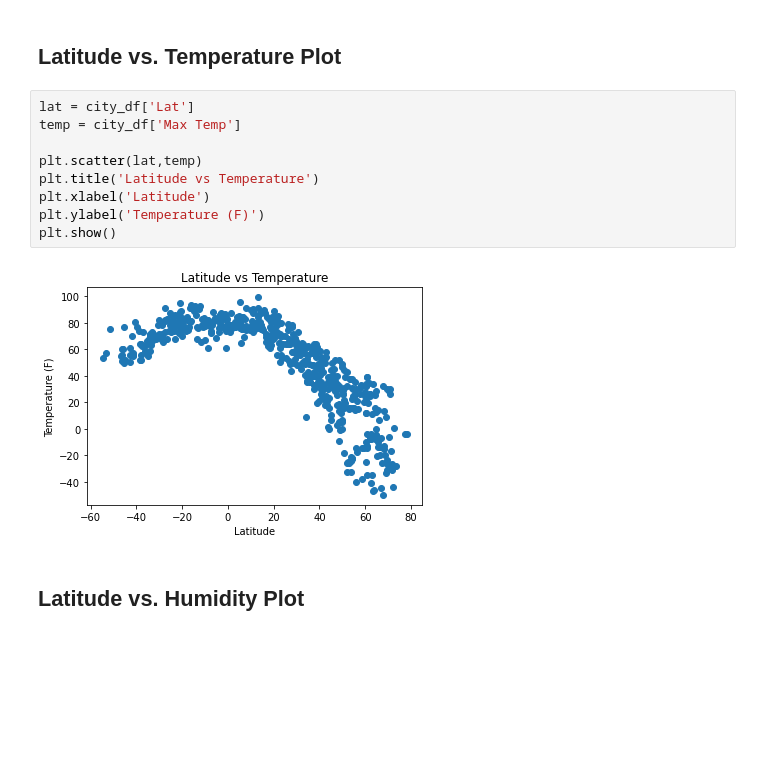
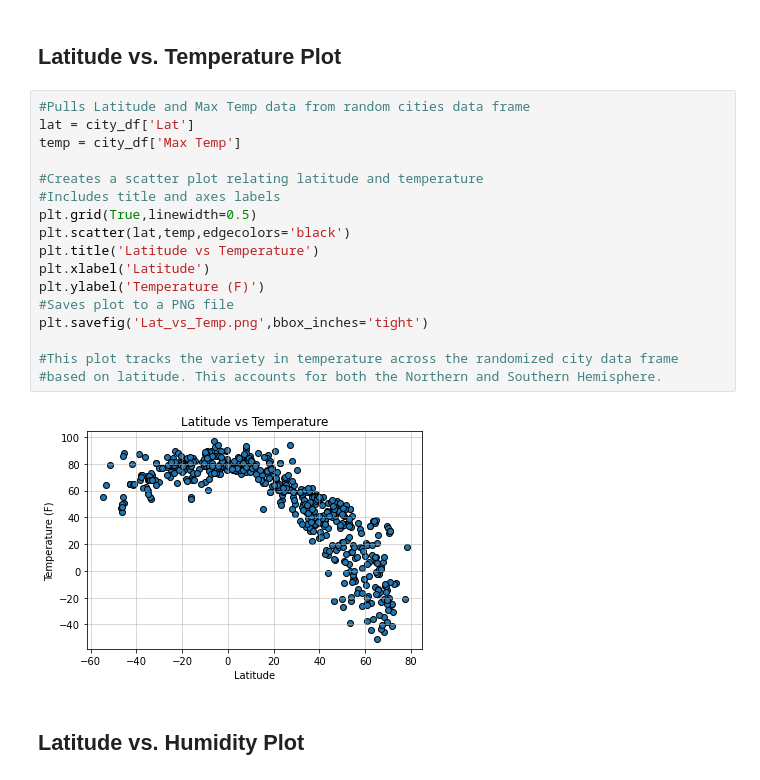
Before and after one commit to pramodphilip/python-api-challenge, a Jupyter notebook: WeatherPy/WeatherPy_PPhilip.ipynb, the cells around one changed output. Drawn from its saved outputs; the diff is of its cells as text; blank space fills up the shorter version.

```diff
--- a/WeatherPy/WeatherPy_PPhilip.ipynb
+++ b/WeatherPy/WeatherPy_PPhilip.ipynb
@@ -154,16 +167,24 @@ Int64Index([], dtype='int64')
 * Save the plotted figures as .pngs.
 # %% [markdown]
 ## Latitude vs. Temperature Plot
-# %%
-lat = city_df['Lat']
-temp = city_df['Max Temp']
-
-plt.scatter(lat,temp)
-plt.title('Latitude vs Temperature')
-plt.xlabel('Latitude')
-plt.ylabel('Temperature (F)')
-plt.show()
-# %% [output]
-[figure, removed]
+# %%
+#Pulls Latitude and Max Temp data from random cities data frame
+lat = city_df['Lat']
+temp = city_df['Max Temp']
+
+#Creates a scatter plot relating latitude and temperature
+#Includes title and axes labels
+plt.grid(True,linewidth=0.5)
+plt.scatter(lat,temp,edgecolors='black')
+plt.title('Latitude vs Temperature')
+plt.xlabel('Latitude')
+plt.ylabel('Temperature (F)')
+#Saves plot to a PNG file
+plt.savefig('Lat_vs_Temp.png',bbox_inches='tight')
+
+#This plot tracks the variety in temperature across the randomized city data frame
+#based on latitude. This accounts for both the Northern and Southern Hemisphere.
+# %% [output]
+[figure, added]
 # %% [markdown]
 ## Latitude vs. Humidity Plot
```
Also changed, not shown: parts of 19 cells of this notebook, 15 other files.
